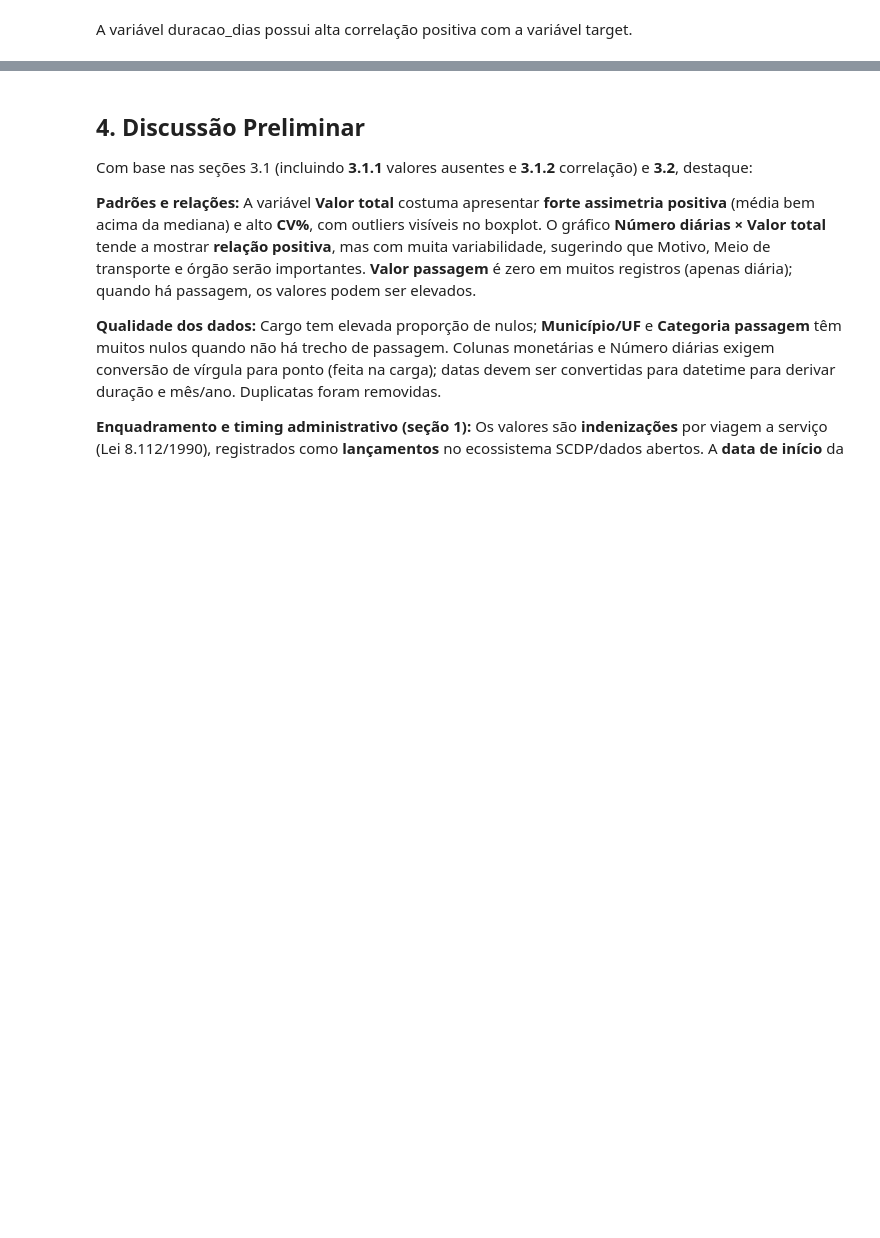
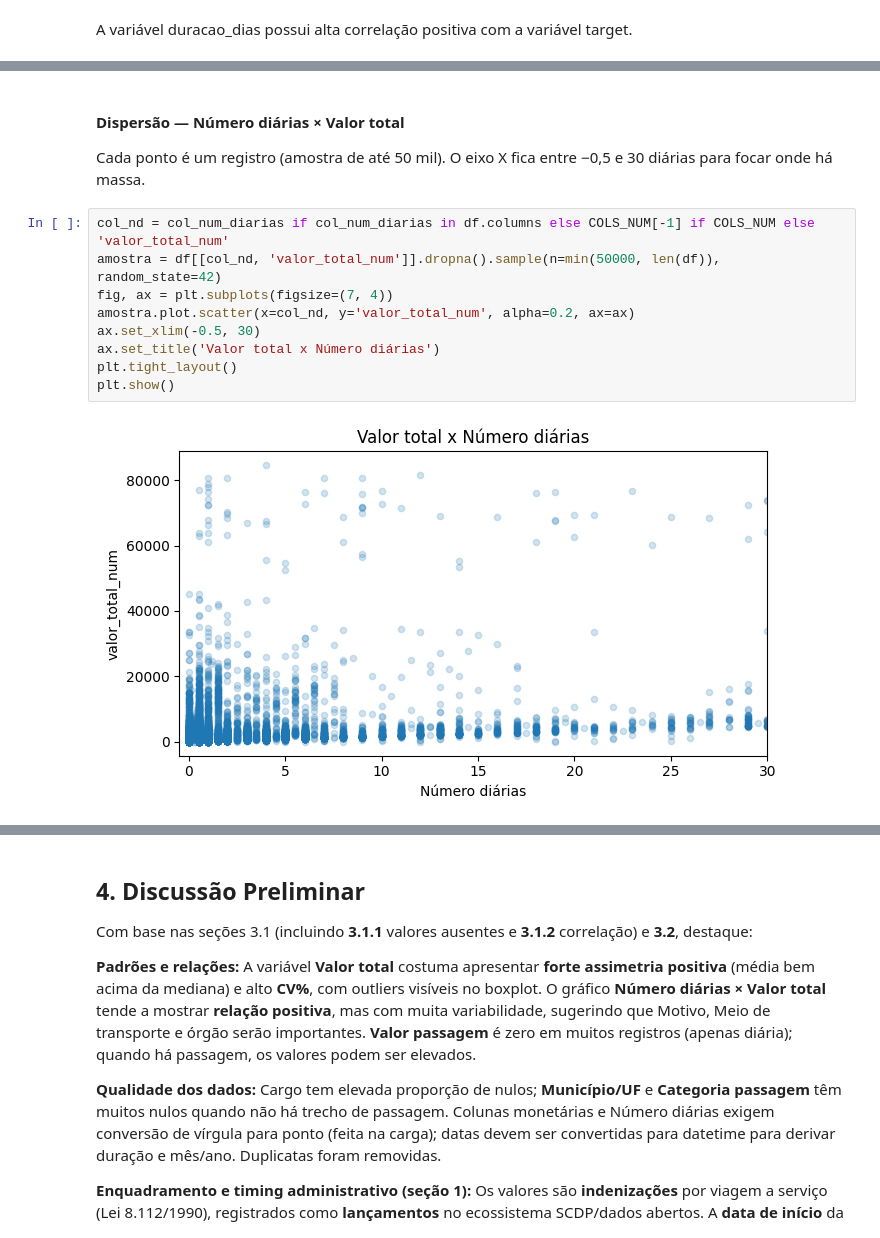
Before and after one commit to primodeckers/scdp-ml-project, a Jupyter notebook: rene_estevam_deckers.ipynb, the cells around one changed output, grey strips where cells are left out. Drawn from its saved outputs; the diff is of its cells as text; blank space fills up the shorter version.

```diff
--- a/rene_estevam_deckers.ipynb
+++ b/rene_estevam_deckers.ipynb
@@ -409,0 +335,15 @@ A variável duracao_dias tem alta correlação com a variável target Valor tota
+# %% [markdown]
+#### Dispersão — Número diárias × Valor total
+
+Cada ponto é um registro (amostra de até 50 mil). O eixo X fica entre −0,5 e 30 diárias para focar onde há massa.
+# %%
+col_nd = col_num_diarias if col_num_diarias in df.columns else COLS_NUM[-1] if COLS_NUM else 'valor_total_num'
+amostra = df[[col_nd, 'valor_total_num']].dropna().sample(n=min(50000, len(df)), random_state=42)
+fig, ax = plt.subplots(figsize=(7, 4))
+amostra.plot.scatter(x=col_nd, y='valor_total_num', alpha=0.2, ax=ax)
+ax.set_xlim(-0.5, 30)
+ax.set_title('Valor total x Número diárias')
+plt.tight_layout()
+plt.show()
+# %% [output]
+[figure, added]
```
Also changed, not shown: parts of 38 cells of this notebook, 8 other files.
